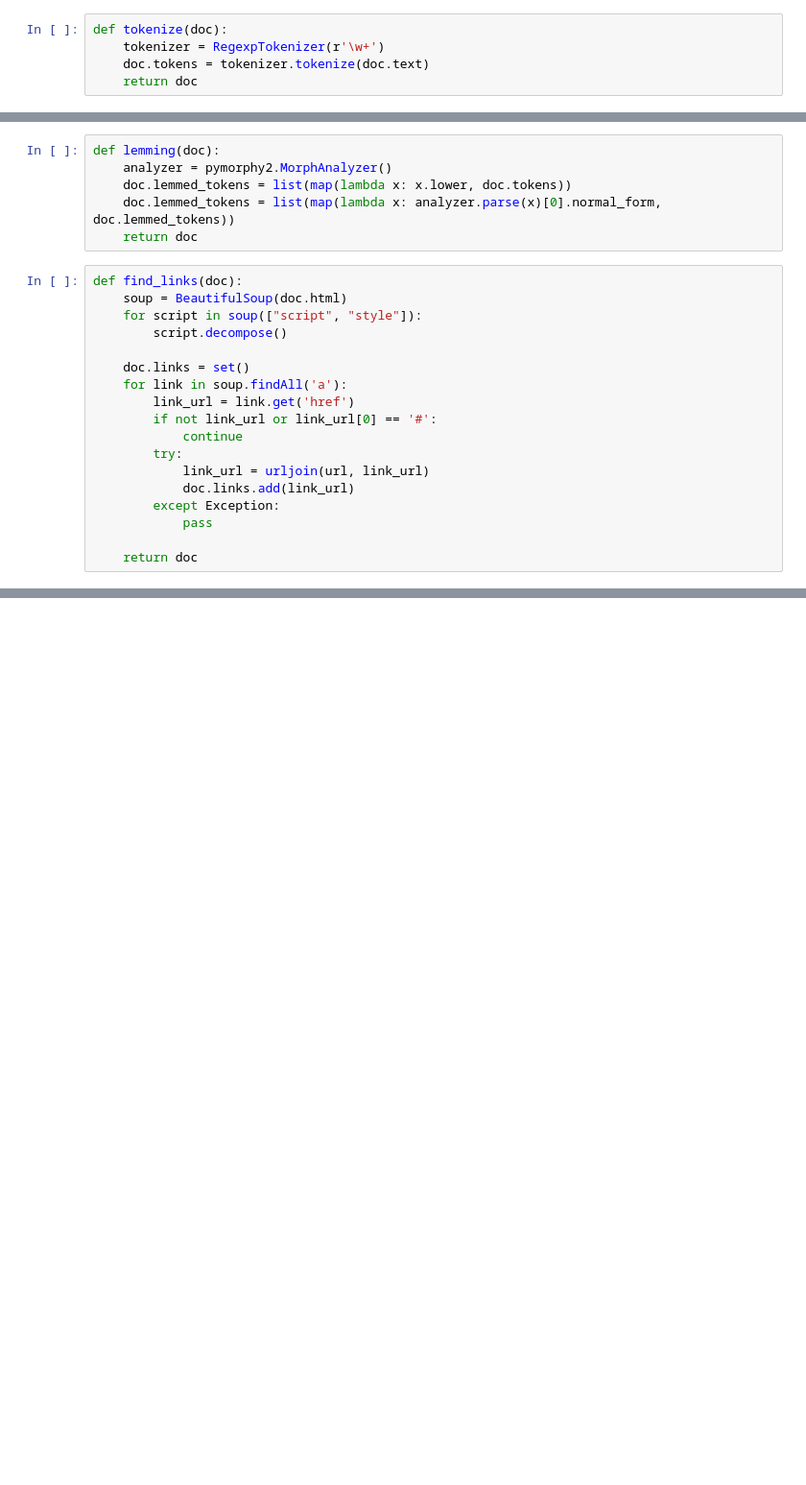
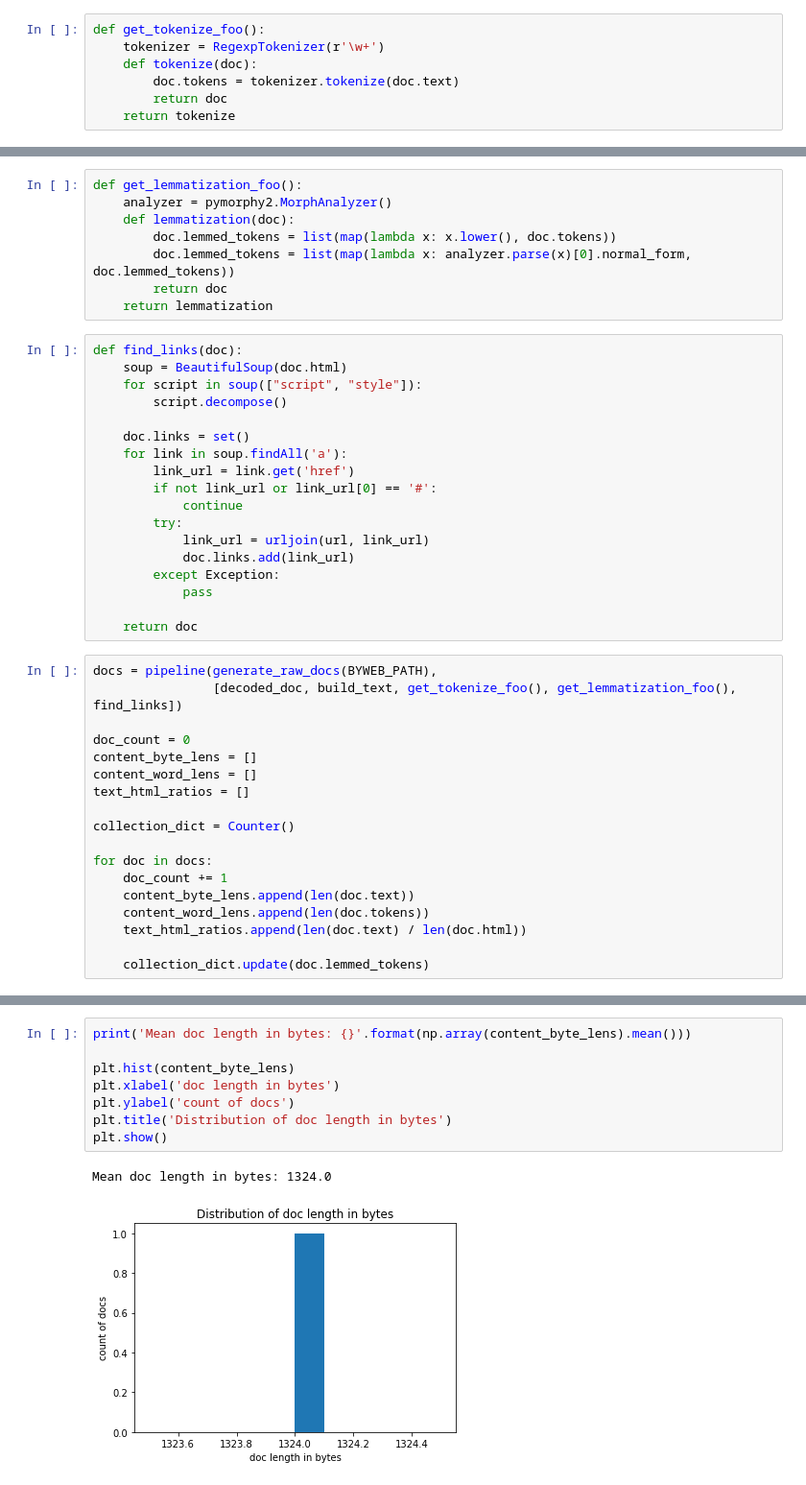
Before and after one commit to GrigoryBartosh/hse07_information_search, a Jupyter notebook: 01.ipynb, the cells around one changed output, grey strips where cells are left out. Shown: that part at 96% size. Drawn from its saved outputs; the diff is of its cells as text; blank space fills up the shorter version.

```diff
--- a/01.ipynb
+++ b/01.ipynb
@@ -51,7 +55,9 @@ def build_text(doc):
     doc.text = re.sub('(<!--.*?-->)', '', doc.text, flags=re.DOTALL)
     return doc
 # %%
-def tokenize(doc):
+def get_tokenize_foo():
     tokenizer = RegexpTokenizer(r'\w+')
-    doc.tokens = tokenizer.tokenize(doc.text)
-    return doc
+    def tokenize(doc):
+        doc.tokens = tokenizer.tokenize(doc.text)
+        return doc
+    return tokenize
@@ -97,9 +64,11 @@ Mean doc length in words: 489.0
 # %%
-def lemming(doc):
+def get_lemmatization_foo():
     analyzer = pymorphy2.MorphAnalyzer()
-    doc.lemmed_tokens = list(map(lambda x: x.lower, doc.tokens))
-    doc.lemmed_tokens = list(map(lambda x: analyzer.parse(x)[0].normal_form, doc.lemmed_tokens))
-    return doc
+    def lemmatization(doc):
+        doc.lemmed_tokens = list(map(lambda x: x.lower(), doc.tokens))
+        doc.lemmed_tokens = list(map(lambda x: analyzer.parse(x)[0].normal_form, doc.lemmed_tokens))
+        return doc
+    return lemmatization
 # %%
 def find_links(doc):
     soup = BeautifulSoup(doc.html)
@@ -118,3 +87,21 @@ def find_links(doc):
             pass
 
     return doc
+# %%
+docs = pipeline(generate_raw_docs(BYWEB_PATH),
+                [decoded_doc, build_text, get_tokenize_foo(), get_lemmatization_foo(), find_links])
+
+doc_count = 0
+content_byte_lens = []
+content_word_lens = []
+text_html_ratios = []
+
+collection_dict = Counter()
+
+for doc in docs:
+    doc_count += 1
+    content_byte_lens.append(len(doc.text))
+    content_word_lens.append(len(doc.tokens))
+    text_html_ratios.append(len(doc.text) / len(doc.html))
+
+    collection_dict.update(doc.lemmed_tokens)
@@ -120,0 +114,11 @@ def find_links(doc):
+# %%
+print('Mean doc length in bytes: {}'.format(np.array(content_byte_lens).mean()))
+
+plt.hist(content_byte_lens)
+plt.xlabel('doc length in bytes')
+plt.ylabel('count of docs')
+plt.title('Distribution of doc length in bytes')
+plt.show()
+# %% [output]
+Mean doc length in bytes: 1324.0
+[figure, added]
```
Also changed, not shown: parts of 11 cells of this notebook.
